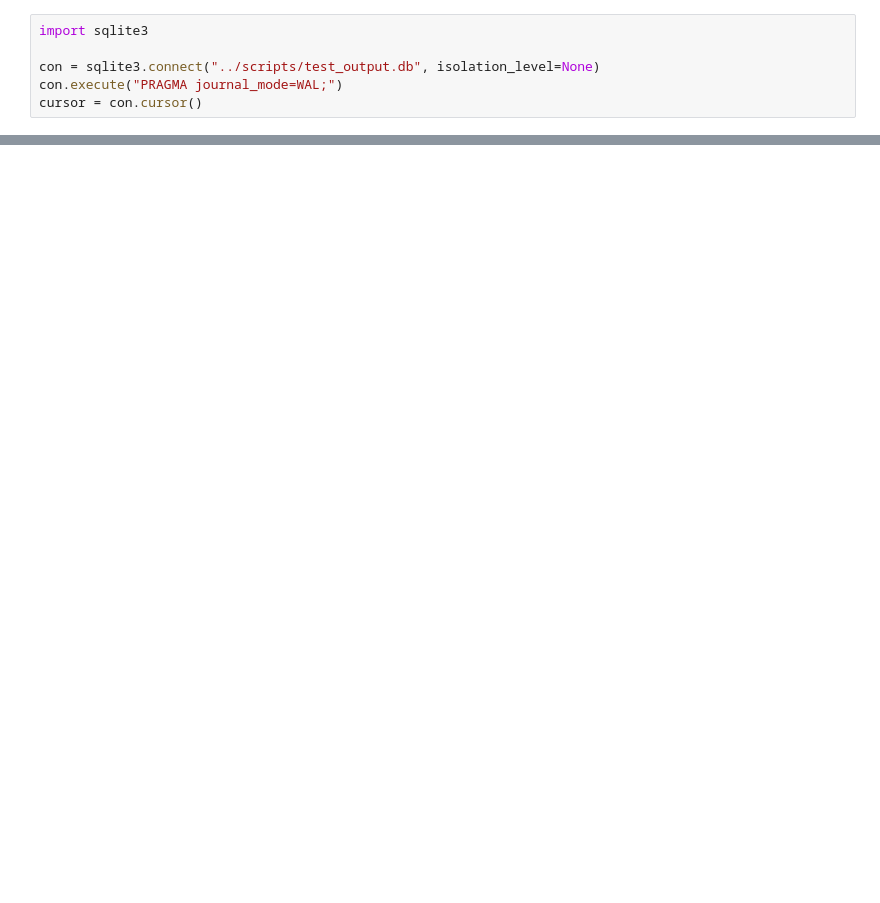
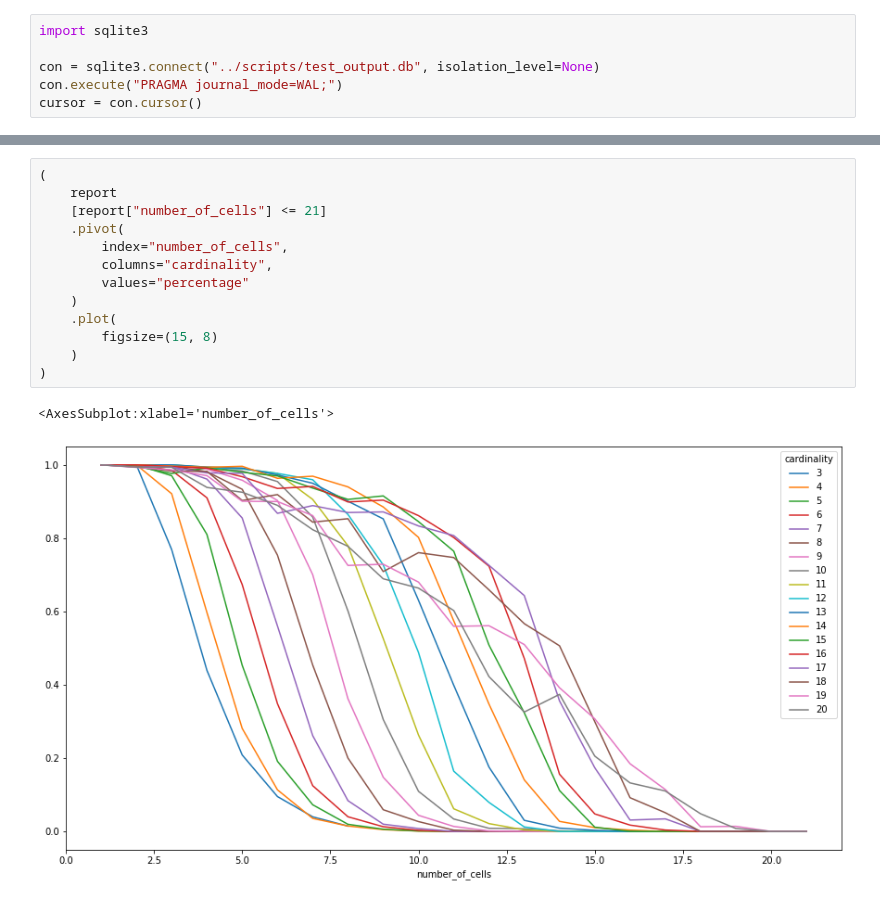
Before and after one commit to inpefess/neural-semigroups, a Jupyter notebook: examples/explore-mace-output.ipynb, the cells around one changed output, grey strips where cells are left out. Drawn from its saved outputs; the diff is of its cells as text; blank space fills up the shorter version.

```diff
--- a/examples/explore-mace-output.ipynb
+++ b/examples/explore-mace-output.ipynb
@@ -84,0 +114,16 @@ cursor.fetchall()
+# %%
+(
+    report
+    [report["number_of_cells"] <= 21]
+    .pivot(
+        index="number_of_cells",
+        columns="cardinality",
+        values="percentage"
+    )
+    .plot(
+        figsize=(15, 8)
+    )
+)
+# %% [output]
+<AxesSubplot:xlabel='number_of_cells'>
+[figure, added]
```
Also changed, not shown: parts of 8 cells of this notebook, 2 other files.
